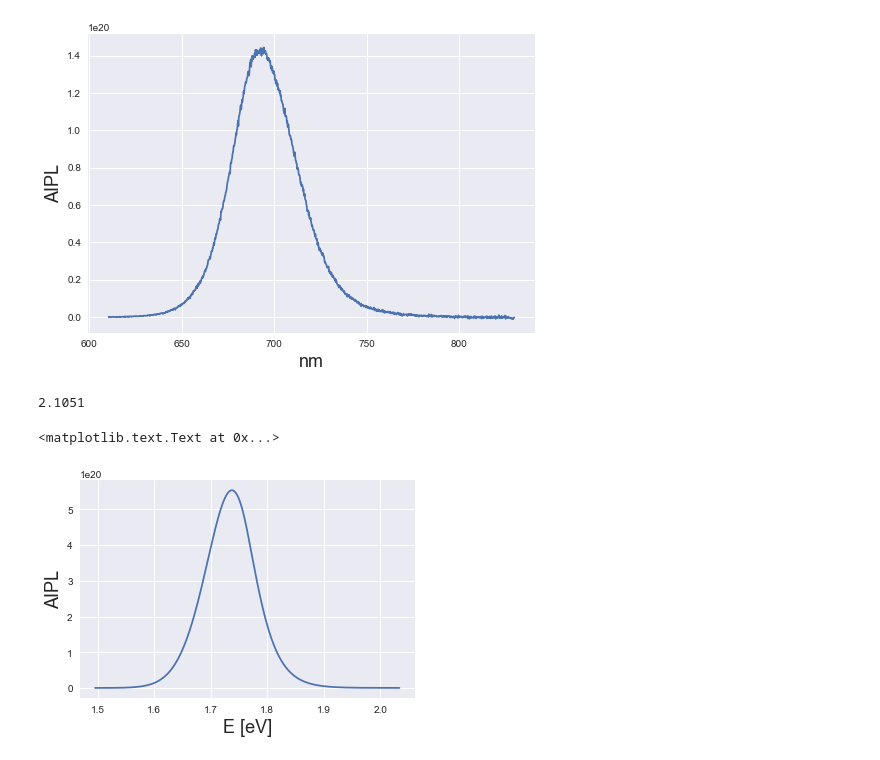
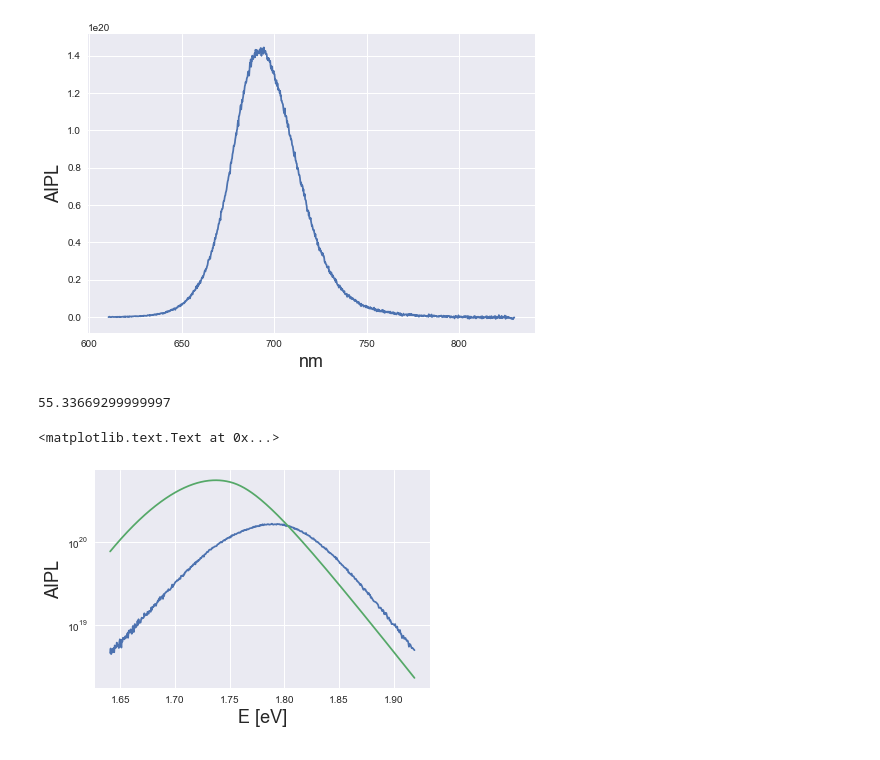
Before and after one commit to rstoddard24/PVtools, a Jupyter notebook: PVtools/PL/PVtools_dev.ipynb, the cells around one changed output. Saved outputs shown, nothing was run; the diff lists cells and outputs as text; code cells hidden in the pictures.

```diff
--- a/PVtools/PL/PVtools_dev.ipynb
+++ b/PVtools/PL/PVtools_dev.ipynb
@@ -328,42 +328,55 @@ else: #maps
         dmu_PLQY_Eg[ii-1] = VocMax350-kbeV*350*np.log(1/(TotalPL_Eg/Jp532))
         mean_Ipl[ii-1] = np.sum(Ipl*E)/np.sum(Ipl)
 # %%
-def fpf(X,E,Xscale):
+def fpf(E,theta,gam,Eg,QFLS,T):
 
-    theta = X[0]*Xscale[0]
-    gam = X[2]*Xscale[1]
+    #theta = X[0]*Xscale[0]
+    #gam = X[2]*Xscale[1]
     #a0 = X(3)*Xscale(3);
-    a0 = Xscale[2]
-    Eg = X[2]*Xscale[3]
+    a0 = 1e5
+    #Eg = X[2]*Xscale[3]
     #Eg = Xscale(4);
-    QFLS = X[3]*Xscale[4]
-    T = X[4]*Xscale[5]
+    #QFLS = X[3]*Xscale[4]
+    #T = X[4]*Xscale[5]
     #T = Xscale(6);
-    d = Xscale[6]
+    d = 375/(1e7)
 
     ge = np.zeros(E.shape[0])
 
     for ii in range(E.shape[0]):
         ge[ii] = 1/(gam*2*scipy.special.gamma(1+1/theta))*scipy.integrate.quad(lambda u: np.exp(-np.absolute(u/gam)**theta)*np.sqrt((E[ii]-Eg)-u),-math.inf,E[ii]-Eg)[0]
 
     AIPL = 2*pi*E**2/(heV**3*c**2)*((1-np.exp(-a0*d*ge))/(np.exp((E-QFLS)/(keV*T))-1))*(1-2/(np.exp((E-QFLS)/(2*keV*T))+1))
 
     AIPL = np.log(AIPL)
     return AIPL
 
+
+thresh = 5e18
+lb_idx = np.argmin(np.absolute(Ipl[:maxI_idx]-thresh))
+rb_idx = np.argmin(np.absolute(Ipl[maxI_idx:]-thresh))+maxI_idx
+
 X = np.ones(5);
 d = 375/(1e7) #cm
 Xscale = [1.5,.037,1e5,1.75,1.4,288,d]
+X[0] = Xscale[0]
+X[1] = Xscale[1]
+X[2] = Xscale[3]
+X[3] = Xscale[4]
+X[4] = Xscale[5]
 
 tic = time.clock()
-aipl_mod = fpf(X,E,Xscale)
+Xf, pcov = scipy.optimize.curve_fit(fpf, E[lb_idx:rb_idx], np.log(Ipl[lb_idx:rb_idx]),p0=X)
 toc = time.clock()
 print(toc-tic)
 
-plt.plot(E,np.exp(aipl_mod))
+#aipl_mod = fpf(E,Xf[0],Xf[1],Xf[2],Xf[3],Xf[4])
+aipl_mod = np.exp(fpf(E[lb_idx:rb_idx],Xf[0],Xf[1],Xf[2],Xf[3],Xf[4]))
+
+plt.semilogy(E[lb_idx:rb_idx],Ipl[lb_idx:rb_idx],E[lb_idx:rb_idx],aipl_mod)
 plt.xlabel('E [eV]', fontsize=18)
 plt.ylabel('AIPL',fontsize=18)
 # %% [output]
-2.1051
+55.33669299999997
 <matplotlib.text.Text at 0x...>
-[figure, old version]
+[figure, new version]
```
Also changed, not shown: parts of 3 cells of this notebook.
